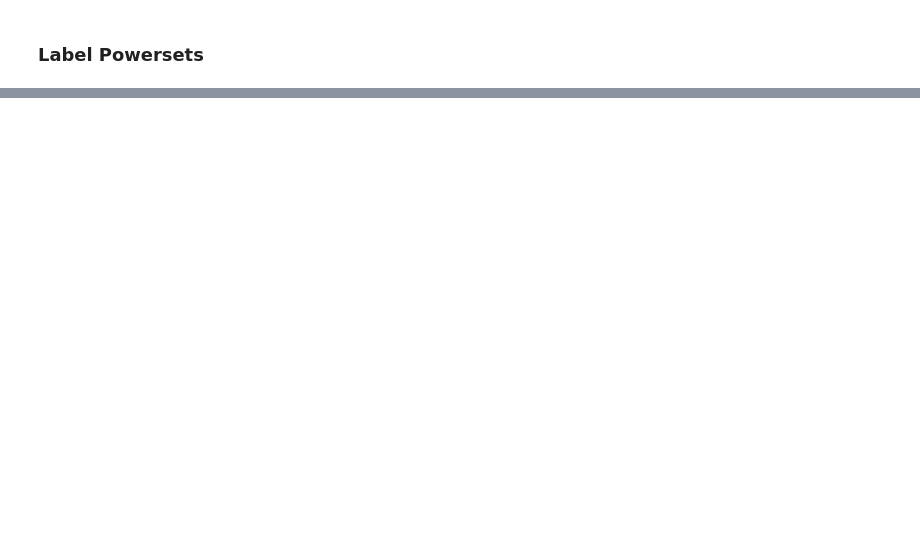
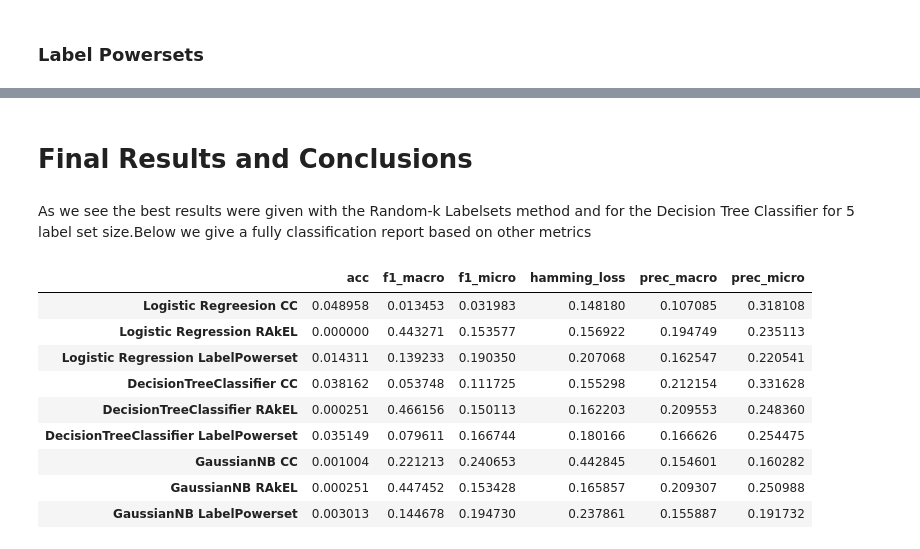
Before and after one commit to Adamantios/Delicious-MIL, a Jupyter notebook: PartA.ipynb, the cells around one changed output, grey strips where cells are left out. Drawn from its saved outputs; the diff is of its cells as text; code cells hidden in the pictures; blank space fills up the shorter version.

```diff
--- a/PartA.ipynb
+++ b/PartA.ipynb
@@ -284,0 +305,17 @@ NameError: name 'RakelD' is not defined
+# %% [markdown]
+# Final Results and Conclusions
+# %% [markdown]
+As we see the best results were given with the Random-k Labelsets method and for the Decision Tree Classifier for 5 label set size.Below we give a fully classification report based on other metrics
+# %%
+final_results(metrics_cc,metrics_rk,metrics_lb,evaluate,names)
+# %% [output]
+|  | acc | f1_macro | f1_micro | hamming_loss | prec_macro | prec_micro |
+| Logistic Regreesion CC | 0.048958 | 0.013453 | 0.031983 | 0.148180 | 0.107085 | 0.318108 |
+| Logistic Regression RAkEL | 0.000000 | 0.443271 | 0.153577 | 0.156922 | 0.194749 | 0.235113 |
+| Logistic Regression LabelPowerset | 0.014311 | 0.139233 | 0.190350 | 0.207068 | 0.162547 | 0.220541 |
+| DecisionTreeClassifier CC | 0.038162 | 0.053748 | 0.111725 | 0.155298 | 0.212154 | 0.331628 |
+| DecisionTreeClassifier RAkEL | 0.000251 | 0.466156 | 0.150113 | 0.162203 | 0.209553 | 0.248360 |
+| DecisionTreeClassifier LabelPowerset | 0.035149 | 0.079611 | 0.166744 | 0.180166 | 0.166626 | 0.254475 |
+| GaussianNB CC | 0.001004 | 0.221213 | 0.240653 | 0.442845 | 0.154601 | 0.160282 |
+| GaussianNB RAkEL | 0.000251 | 0.447452 | 0.153428 | 0.165857 | 0.209307 | 0.250988 |
+| GaussianNB LabelPowerset | 0.003013 | 0.144678 | 0.194730 | 0.237861 | 0.155887 | 0.191732 |
```
Also changed, not shown: parts of 20 cells of this notebook.
